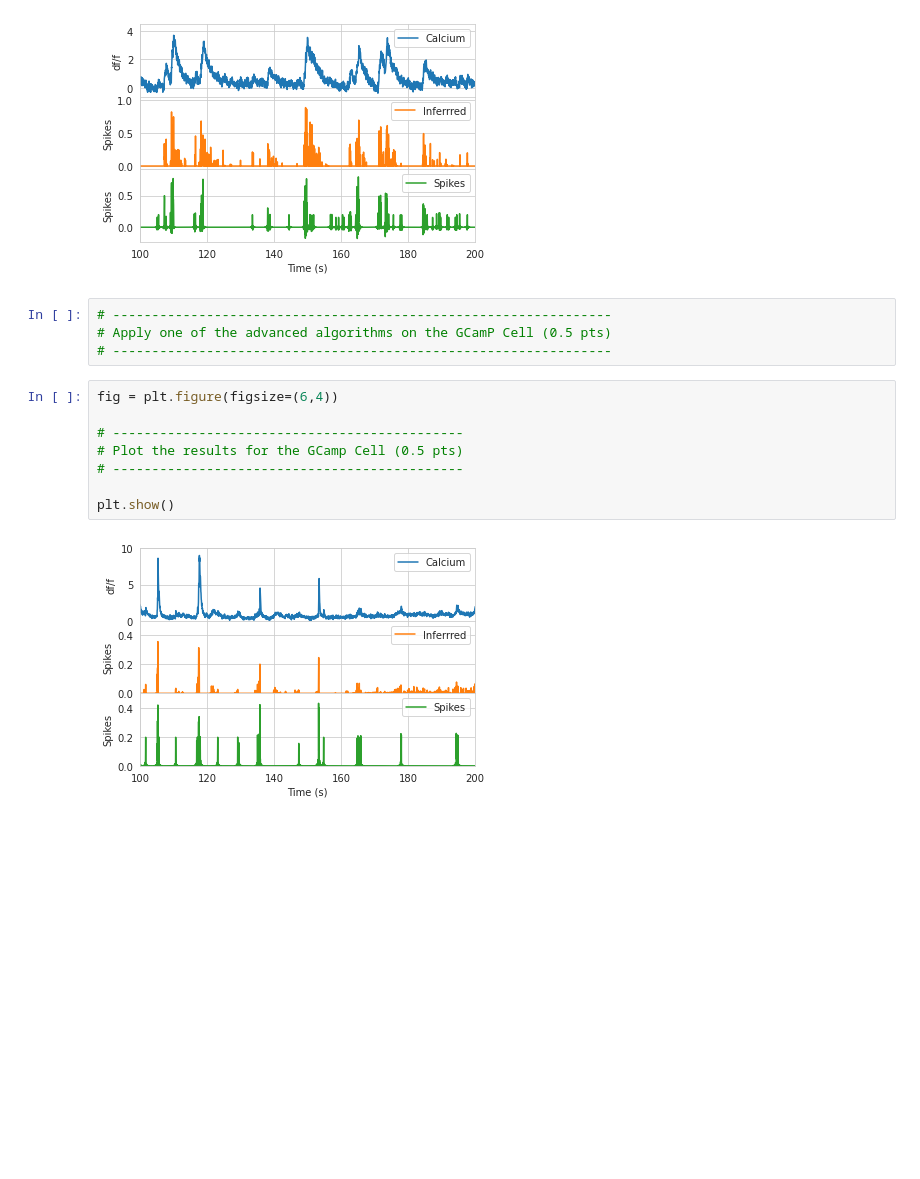
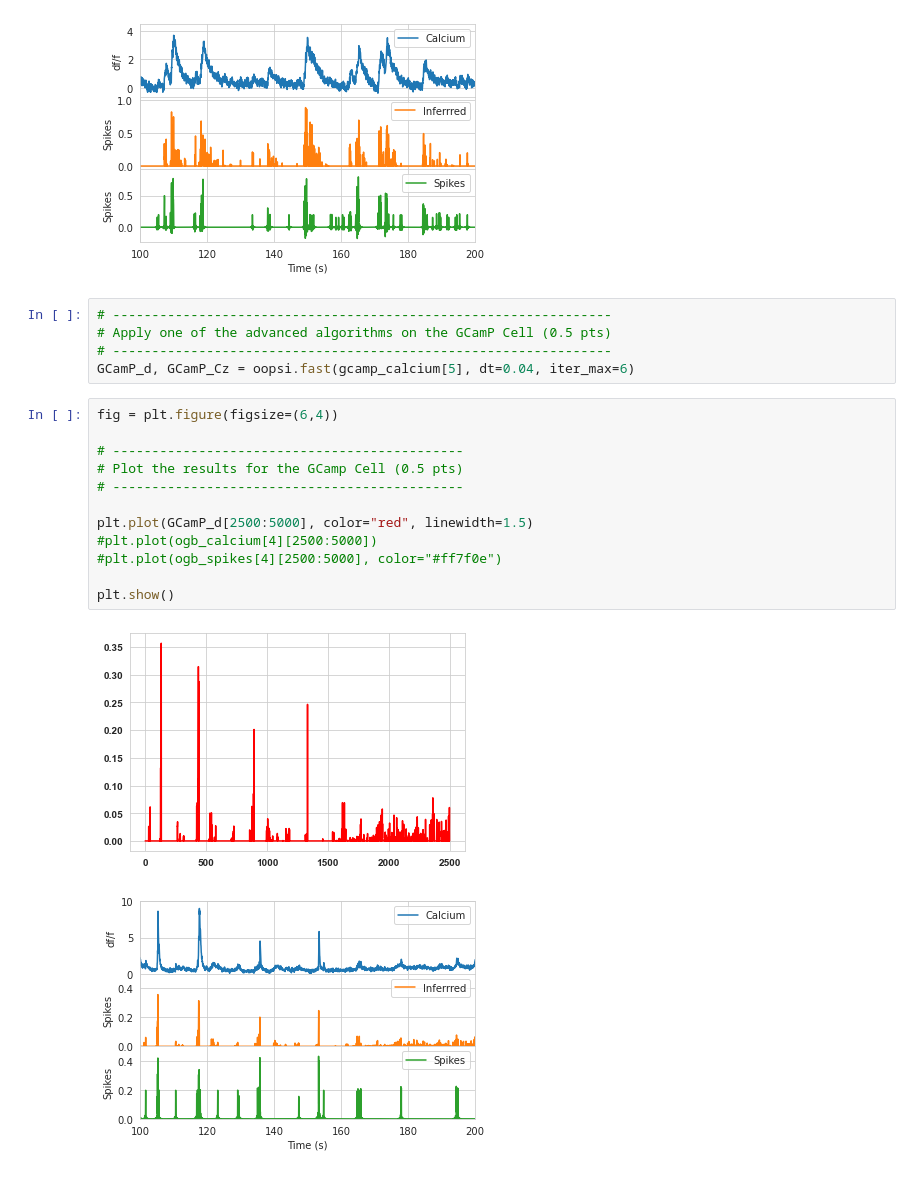
Before and after one commit to mdittschar/NDS, a Jupyter notebook: CodingLab4.ipynb, the cells around one changed output. Saved outputs shown, nothing was run; the diff lists cells and outputs as text; blank space fills up the shorter version.

```diff
--- a/CodingLab4.ipynb
+++ b/CodingLab4.ipynb
@@ -281,14 +233,21 @@ plt.show()
 # ----------------------------------------------------------------
 # Apply one of the advanced algorithms on the GCamP Cell (0.5 pts)
 # ----------------------------------------------------------------
+GCamP_d, GCamP_Cz = oopsi.fast(gcamp_calcium[5], dt=0.04, iter_max=6)
 # %%
 fig = plt.figure(figsize=(6,4))
 
 # ---------------------------------------------
 # Plot the results for the GCamp Cell (0.5 pts)
 # ---------------------------------------------
 
+plt.plot(GCamP_d[2500:5000], color="red", linewidth=1.5)
+#plt.plot(ogb_calcium[4][2500:5000])
+#plt.plot(ogb_spikes[4][2500:5000], color="#ff7f0e")
+
 plt.show()
+# %% [output]
+[figure, added]
 # %% [markdown]
 ![fig_cl4_t3_1](embedded-picture-1)
 # %% [markdown]
```
Also changed, not shown: parts of 20 cells of this notebook, 1 other file.
